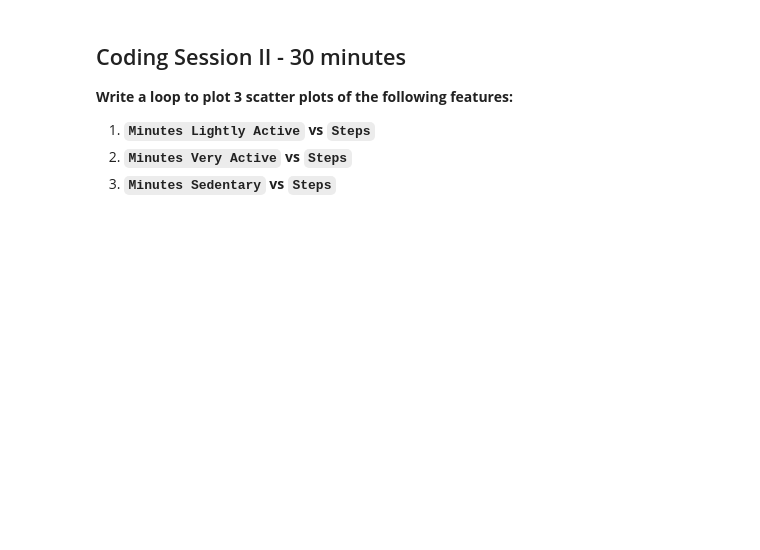
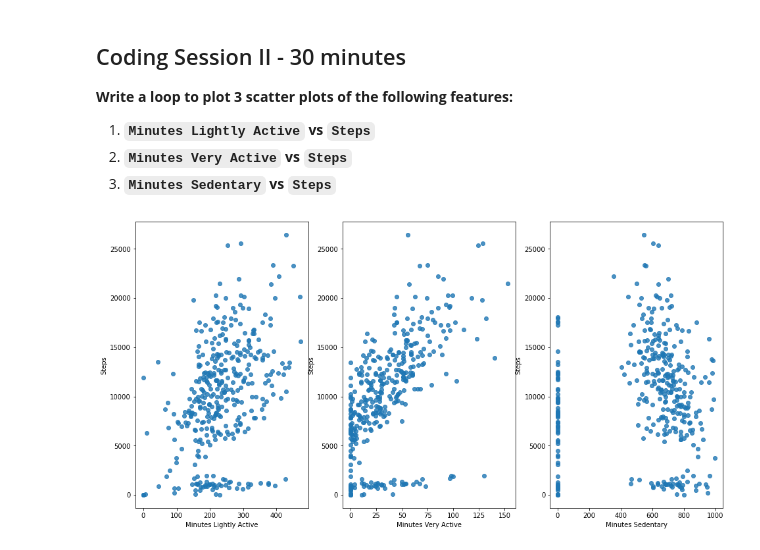
Before and after one commit to ta-data-mexpt/lab-matplotlib-seaborn, a Jupyter notebook: your-code/challenge-2.ipynb, the cells around one changed output. Drawn from its saved outputs; the diff is of its cells as text; code cells hidden in the pictures; blank space fills up the shorter version.

```diff
--- a/your-code/challenge-2.ipynb
+++ b/your-code/challenge-2.ipynb
@@ -91,0 +103,11 @@ ValueError: x and y must have same first dimension, but have shapes (12,) and (1
+# %%
+cols=['Minutes Lightly Active','Minutes Very Active','Minutes Sedentary','Steps']
+df=fitbit[cols]
+fig,axes = plt.subplots(figsize = (16,8), nrows = 1, ncols = 3)
+for i in range(3):
+    plt.sca(axes[i])
+    plt.scatter(df.iloc[:,i],df['Steps'], alpha = 0.8)
+    plt.xlabel(df.iloc[:,i].name)
+    plt.ylabel('Steps')
+# %% [output]
+[figure, added]
```
Also changed, not shown: parts of 3 cells of this notebook, 6 other files.
